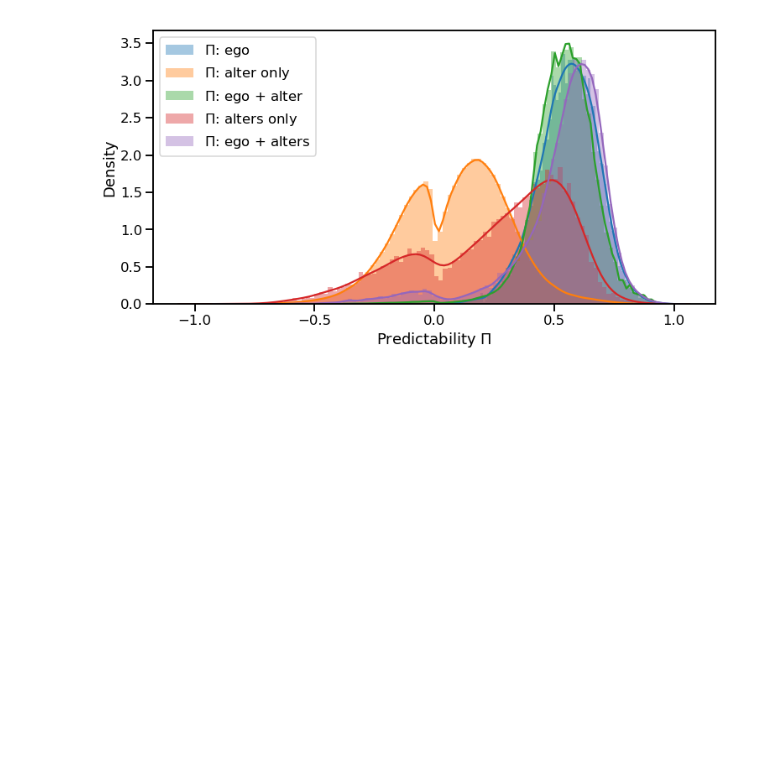
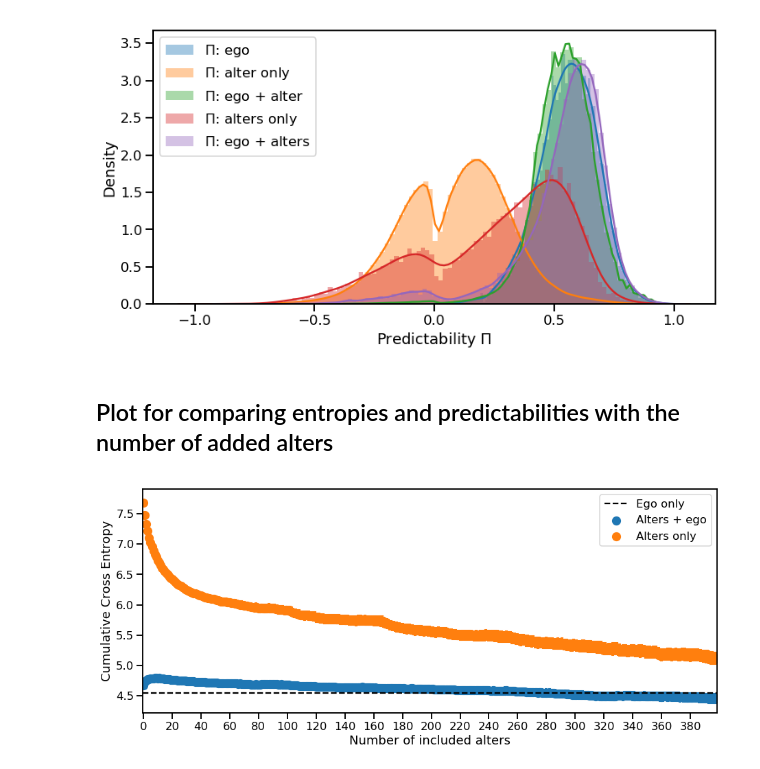
Before and after one commit to Magica-Chen/social-predictability, a Jupyter notebook: Fig-MS-Social-Information-AF.ipynb, the cells around one changed output. Drawn from its saved outputs; the diff is of its cells as text; code cells hidden in the pictures; blank space fills up the shorter version.

Commit message:
add num-point plot

```diff
--- a/Fig-MS-Social-Information-AF.ipynb
+++ b/Fig-MS-Social-Information-AF.ipynb
@@ -54,3 +54,9 @@ LetMS.hist_entropy()
 LetMS.hist_pred()
 # %% [output]
 [figure]
+# %% [markdown]
+## Plot for comparing entropies and predictabilities with the number of added alters
+# %%
+we_meet.num_point_plot('entropy', threshold=400)
+# %% [output]
+[figure, added]
```
Also changed, not shown: parts of 2 cells of this notebook, 2 other files.
